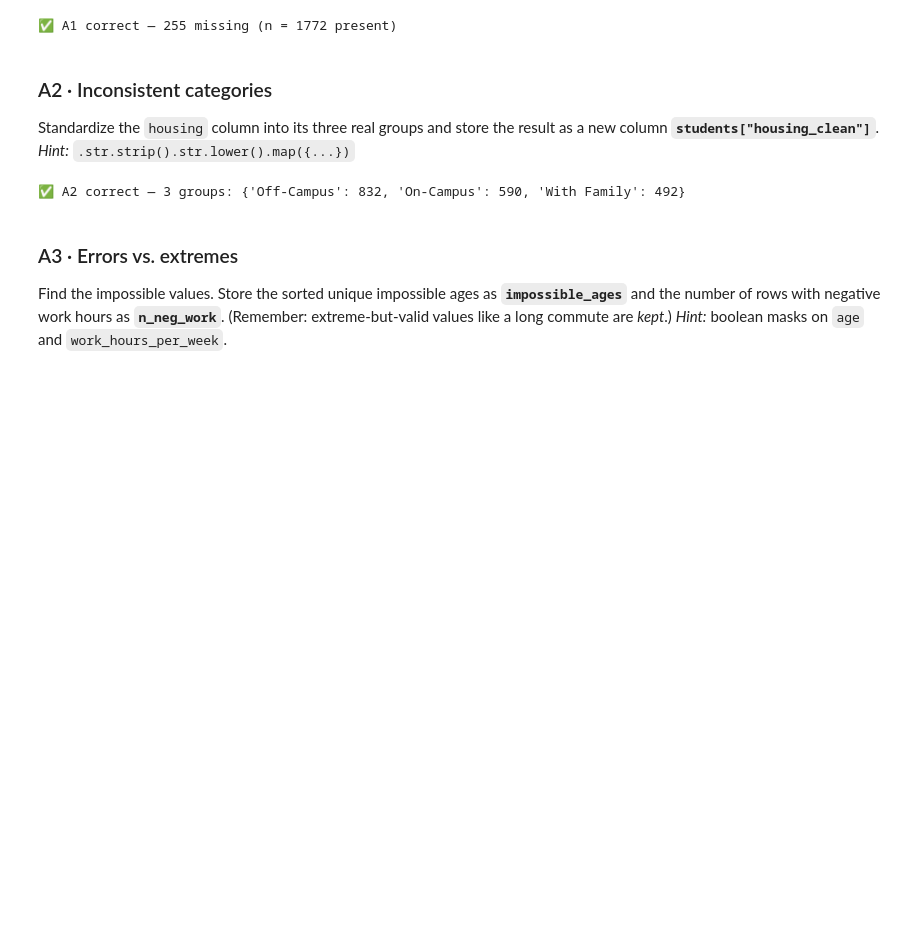
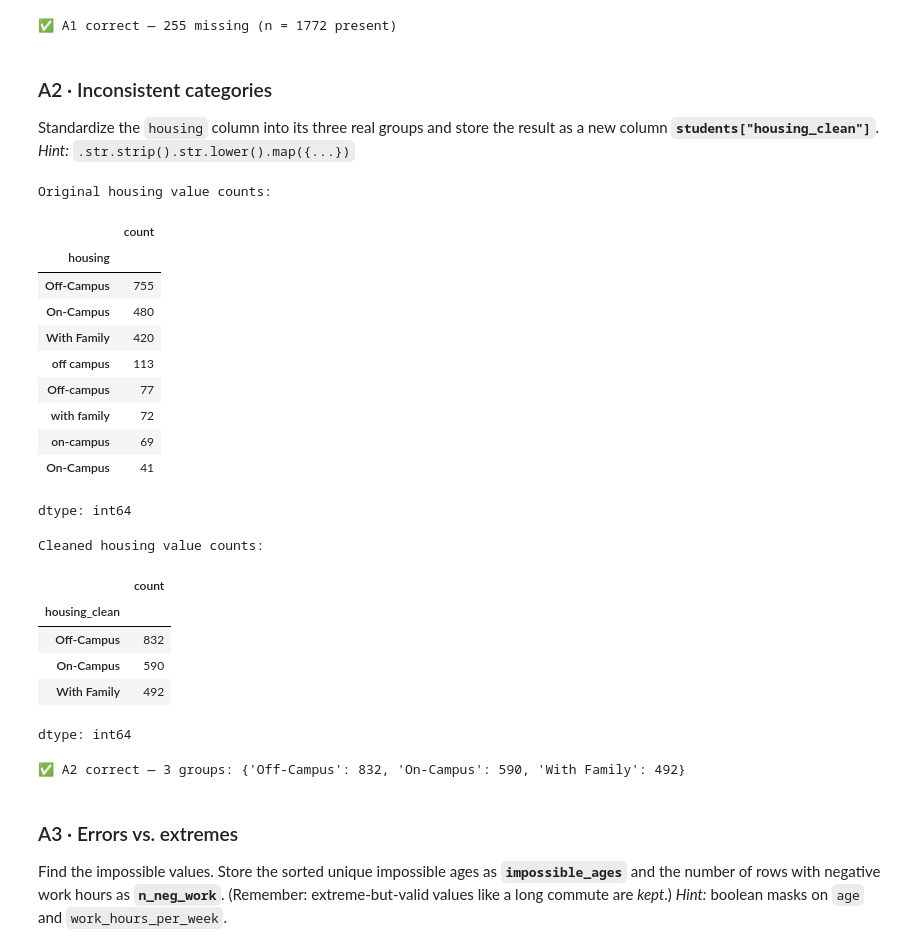
Before and after one commit to trevqxs/Trevor_INFO4670_Fall2026, a Jupyter notebook: Week5_INFO4670_Assignment2_Framework.ipynb, the cells around one changed output. Drawn from its saved outputs; the diff is of its cells as text; code cells hidden in the pictures; blank space fills up the shorter version.

```diff
--- a/Week5_INFO4670_Assignment2_Framework.ipynb
+++ b/Week5_INFO4670_Assignment2_Framework.ipynb
@@ -65,3 +84,38 @@ students["housing_clean"] = students["housing"].str.strip().str.lower().map({
+# %%
+# Display the value counts of the original 'housing' column to observe inconsistencies
+print('Original housing value counts:')
+display(students["housing"].value_counts())
+
+# Clean and standardize the 'housing' column
+students["housing_clean"] = students["housing"].str.strip().str.lower().map({
+    "on-campus": "On-Campus",
+    "off-campus": "Off-Campus",
+    "with family": "With Family",
+})
+
+# Display the value counts of the cleaned 'housing_clean' column to confirm standardization
+print('\nCleaned housing value counts:')
+display(students["housing_clean"].value_counts())
+# %% [output]
+Original housing value counts:
+|  | count |
+| housing |  |
+| Off-Campus | 755 |
+| On-Campus | 480 |
+| With Family | 420 |
+| off campus | 113 |
+| Off-campus | 77 |
+| with family | 72 |
+| on-campus | 69 |
+| On-Campus | 41 |
+dtype: int64
+Cleaned housing value counts:
+|  | count |
+| housing_clean |  |
+| Off-Campus | 832 |
+| On-Campus | 590 |
+| With Family | 492 |
+dtype: int64
 # %%
 # ✅ Check
 try:
```
Also changed, not shown: parts of 26 cells of this notebook.
